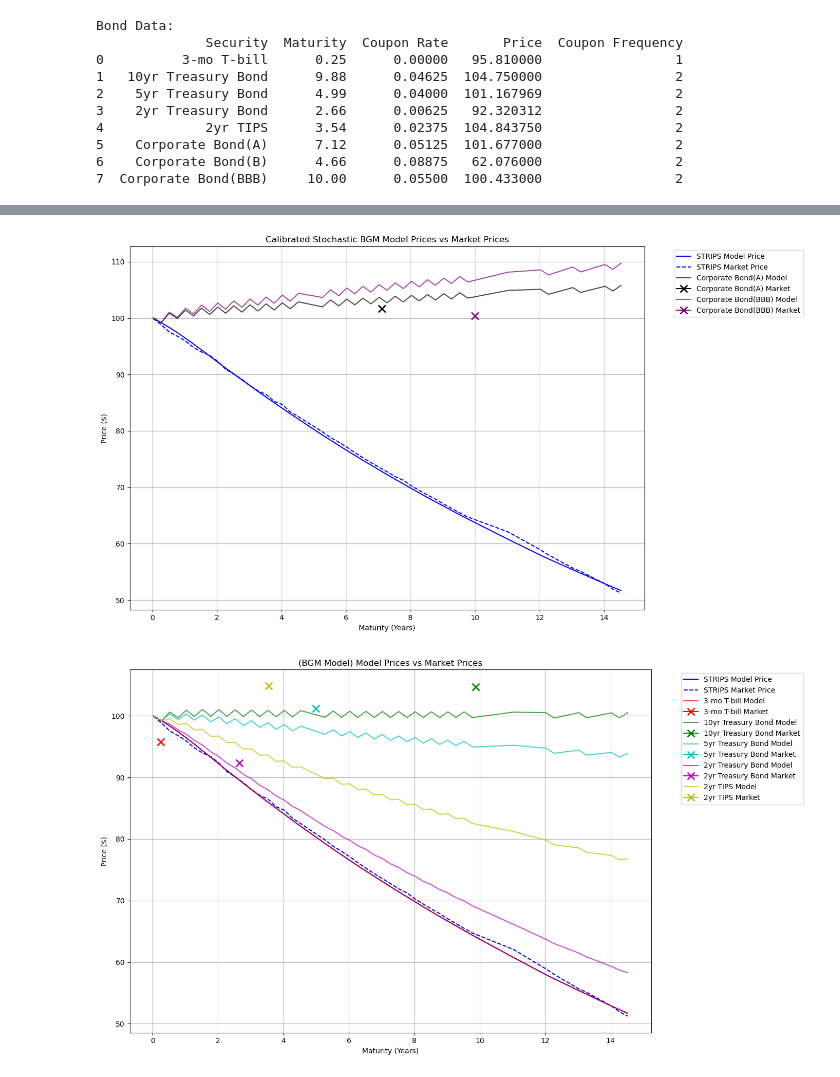
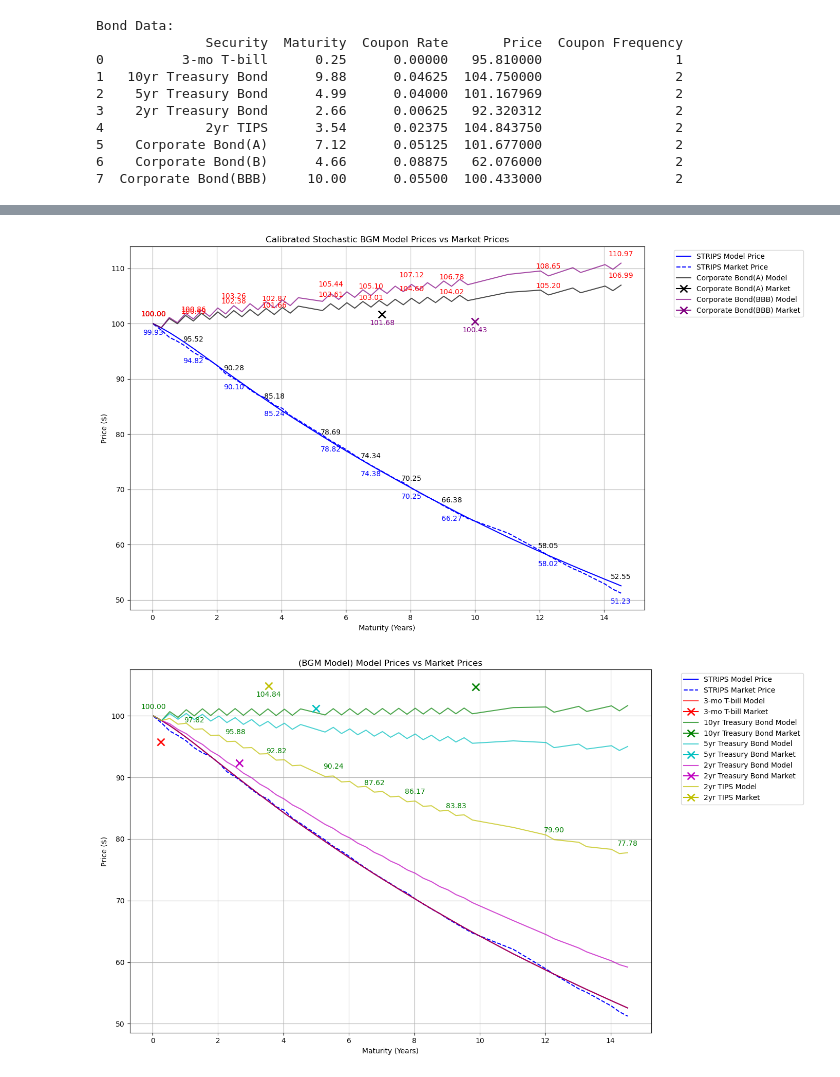
Before and after one commit to divija-rao/FixedIncome, a Jupyter notebook: Bond Pricing_BGM.ipynb, the cells around one changed output, grey strips where cells are left out. Saved outputs shown, nothing was run; the diff lists cells and outputs as text; code cells hidden in the pictures.

```diff
--- a/Bond Pricing_BGM.ipynb
+++ b/Bond Pricing_BGM.ipynb
@@ -281,29 +281,50 @@ plt.show()
 # %%
 # Plotting
 plt.figure(figsize=(14, 8))
 
 # STRIPS
 plt.plot(maturities, zero_coupon_prices, 'b-', label='STRIPS Model Price', linewidth=1.5)
 plt.plot(maturities, strips_prices, 'b--', label='STRIPS Market Price', linewidth=1.5)
 
 # Bonds
 colors = ['r', 'g', 'c', 'm', 'y', 'k', 'orange', 'purple']
 for i, (security, prices) in enumerate(bond_model_prices.items()):
     if i == 5 or i == 7:  # Plot only Corporate Bonds A, B, and BBB
         plt.plot(maturities, prices, color=colors[i], linestyle='-', label=f'{security} Model', alpha=0.7)
         maturity = bond_data.loc[bond_data['Security'] == security, 'Maturity'].values[0]
         market_price = bond_data.loc[bond_data['Security'] == security, 'Price'].values[0]
         plt.plot(maturity, market_price, marker='x', color=colors[i], markersize=10, markeredgewidth=2, label=f'{security} Market')
 
 plt.xlabel('Maturity (Years)')
 plt.ylabel('Price ($)')
 plt.title('Calibrated Stochastic BGM Model Prices vs Market Prices')
 plt.legend(bbox_to_anchor=(1.05, 1), loc='upper left')
 plt.grid(True)
 plt.tight_layout()
+# Annotate points with their values for STRIPS lines
+for i, (x, y) in enumerate(zip(maturities, zero_coupon_prices)):
+    if i % 5 == 0:  # Annotate every 5th point to avoid clutter
+        plt.annotate(f'{y:.2f}', (x, y), textcoords="offset points", xytext=(0, 10), ha='center')
+
+# Annotate points with their values for STRIPS market prices
+for i, (x, y) in enumerate(zip(maturities, strips_prices)):
+    if i % 5 == 0:  # Annotate every 5th point to avoid clutter
+        plt.annotate(f'{y:.2f}', (x, y), textcoords="offset points", xytext=(0, -15), ha='center', color='blue')
+
+# Annotate points with their values for bonds
+for i, (security, prices) in enumerate(bond_model_prices.items()):
+    if i == 5 or i == 7:  # Annotate only Corporate Bonds A and BBB
+        for j, (x, y) in enumerate(zip(maturities, prices)):
+            if j % 5 == 0:  # Annotate every 5th point to avoid clutter
+                plt.annotate(f'{y:.2f}', (x, y), textcoords="offset points", xytext=(0, 10), ha='center', color='red')
+        # Annotate the cross marks for market prices
+        maturity = bond_data.loc[bond_data['Security'] == security, 'Maturity'].values[0]
+        market_price = bond_data.loc[bond_data['Security'] == security, 'Price'].values[0]
+        plt.annotate(f'{market_price:.2f}', (maturity, market_price), textcoords="offset points", xytext=(0, -15), ha='center', color='purple')
+
 plt.show()
 # %% [output]
-[figure, old version]
+[figure, new version]
 # %%
 # Plotting
 plt.figure(figsize=(14, 8))
@@ -327,6 +348,18 @@ plt.title('(BGM Model) Model Prices vs Market Prices')
 plt.legend(bbox_to_anchor=(1.05, 1), loc='upper left')
 plt.grid(True)
 plt.tight_layout()
+
+# Annotate the line for 5yr Treasury Bond
+security = '2yr TIPS'
+prices = bond_model_prices[security]
+for i, (x, y) in enumerate(zip(maturities, prices)):
+    if i % 5 == 0:  # Annotate every 5th point to avoid clutter
+        plt.annotate(f'{y:.2f}', (x, y), textcoords="offset points", xytext=(0, 10), ha='center', color='green')
+
+# Annotate the cross for 5yr Treasury Bond market price
+maturity = bond_data.loc[bond_data['Security'] == security, 'Maturity'].values[0]
+market_price = bond_data.loc[bond_data['Security'] == security, 'Price'].values[0]
+plt.annotate(f'{market_price:.2f}', (maturity, market_price), textcoords="offset points", xytext=(0, -15), ha='center', color='green')
 plt.show()
 # %% [output]
-[figure, old version]
+[figure, new version]
```
Also changed, not shown: parts of 2 cells of this notebook, 33 other files.
